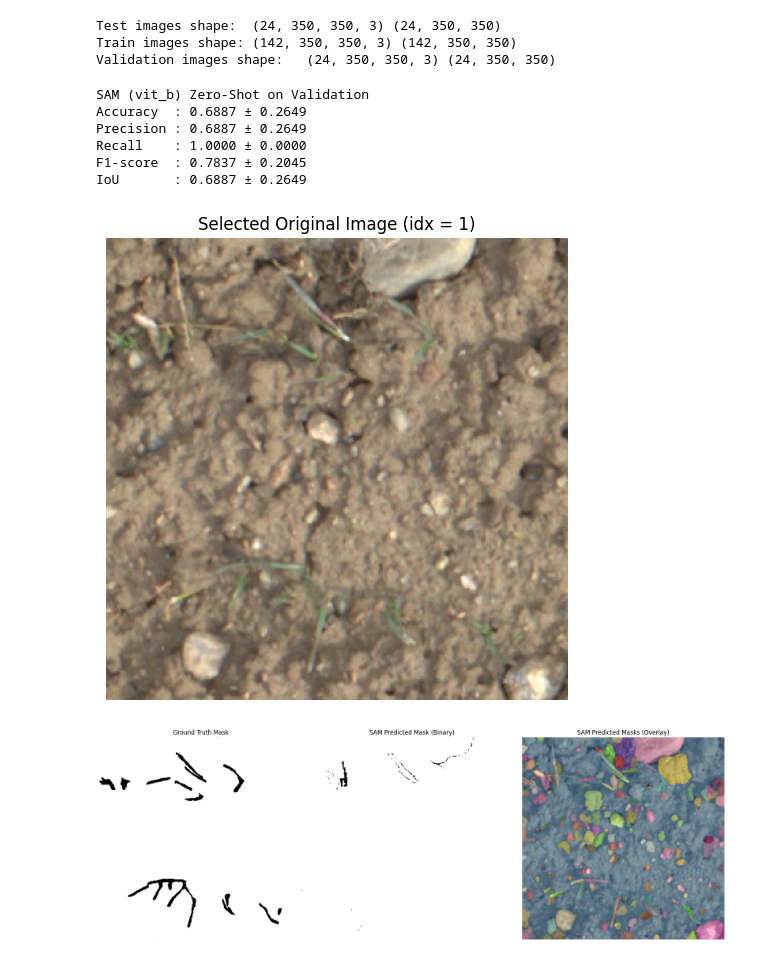
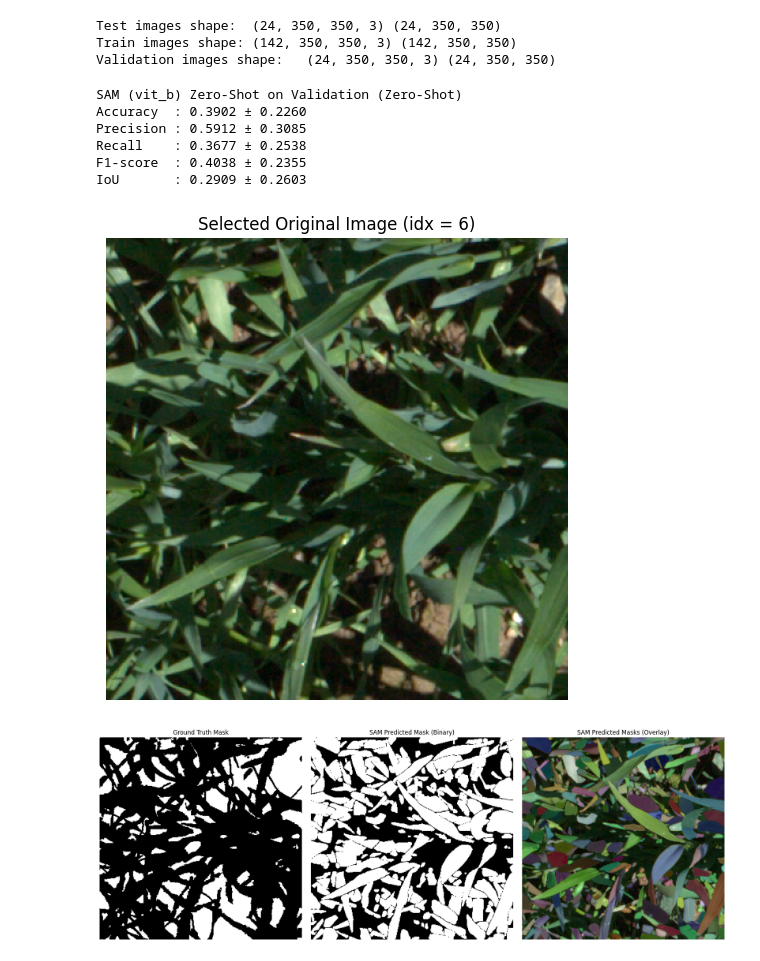
Before and after one commit to leoljom/UNSW_9517_CV_Proj, a Jupyter notebook: SAM(demo-use).ipynb, the cells around one changed output. Drawn from its saved outputs; the diff is of its cells as text; code cells hidden in the pictures.

```diff
--- a/SAM(demo-use).ipynb
+++ b/SAM(demo-use).ipynb
@@ -178,15 +240,24 @@ def evaluation(images, gt_masks, set_name="Validation"):
     return pred_masks
 # %%
 # zero-shot evaluation on val
-val_pred_masks = evaluation(val_images, val_masks, "Validation")
+val_pred_masks = evaluation(
+    val_images,
+    val_masks,
+    "Validation (Zero-Shot)",
+    predict_fn=lambda img: predict_sam_mask_with_model(img, sam))
+
+# free cashe
+torch.cuda.empty_cache()
 # %% [output]
-SAM (vit_b) Zero-Shot on Validation
-Accuracy  : 0.6887 ± 0.2649
-Precision : 0.6887 ± 0.2649
-Recall    : 1.0000 ± 0.0000
-F1-score  : 0.7837 ± 0.2045
-IoU       : 0.6887 ± 0.2649
+SAM (vit_b) Zero-Shot on Validation (Zero-Shot)
+Accuracy  : 0.3902 ± 0.2260
+Precision : 0.5912 ± 0.3085
+Recall    : 0.3677 ± 0.2538
+F1-score  : 0.4038 ± 0.2355
+IoU       : 0.2909 ± 0.2603
 # %%
+import gc
+
 # compare the ground truth mask and predicted mask visually.
 # pick up an image randmly to compare
 def show_anns(anns):
@@ -204,41 +275,51 @@ def show_anns(anns):
         img[m] = color_mask
     ax.imshow(img)
 
-idx = random.randint(0, len(val_images)-1)
-img = val_images[idx]
-gt  = val_masks[idx]
-pred = predict_sam_mask(img)
+with torch.no_grad():
+    idx = random.randint(0, len(val_images)-1)
+    img = val_images[idx]
+    gt  = val_masks[idx]
 
-anns = mask_generator.generate(img.astype(np.uint8) if img.dtype != np.uint8 else img)
+    img_uint8 = img.astype(np.uint8) if img.dtype != np.uint8 else img
+
+    torch.cuda.empty_cache()
+    pred = predict_sam_mask(img)
+
+    anns = mask_generator.generate(img.astype(np.uint8) if img.dtype != np.uint8 else img)
+
+gc.collect()
 
 # display the chose picture
 plt.figure(figsize=(8, 6))
 plt.imshow(img)
 plt.title(f"Selected Original Image (idx = {idx})")
 plt.axis('off')
 plt.show()
 
 # GT Mask vs Predicted Mask visually
 fig, ax = plt.subplots(1, 3, figsize=(18, 6))
 
 ax[0].imshow(gt, cmap='gray')
 ax[0].set_title("Ground Truth Mask")
 ax[0].axis('off')
 
 ax[1].imshow(pred, cmap='gray')
 ax[1].set_title("SAM Predicted Mask (Binary)")
 ax[1].axis('off')
 
 # overlay
 ax[2].imshow(img)
 show_anns(anns)
 ax[2].set_title("SAM Predicted Masks (Overlay)")
 ax[2].axis('off')
 
 plt.tight_layout()
 plt.show()
+
+del anns, pred
+torch.cuda.empty_cache()
 # %% [output]
-[figure, old version]
+[figure, new version]
-[figure, old version]
+[figure, new version]
 # %%
 # LoRA for SAM1
```
Also changed, not shown: parts of 14 cells of this notebook.
